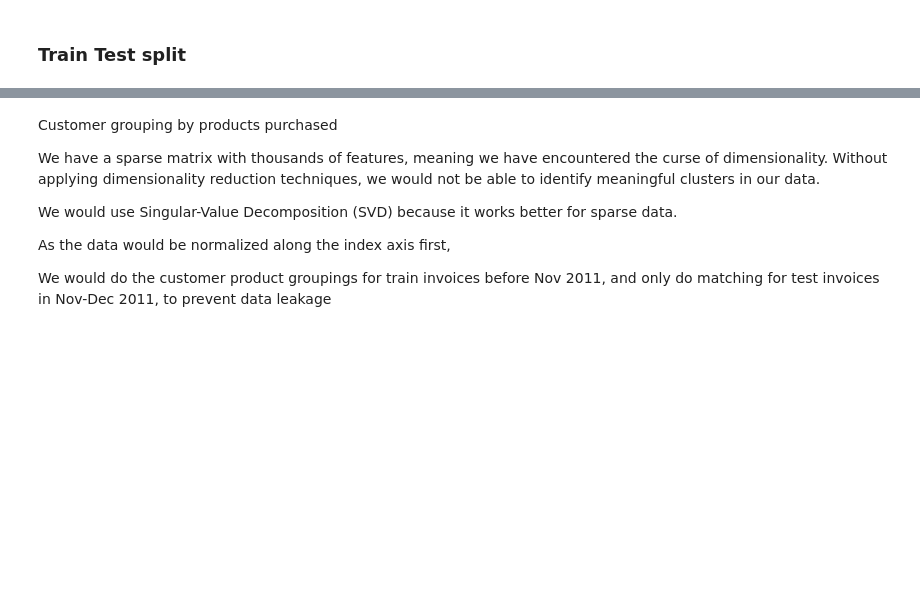
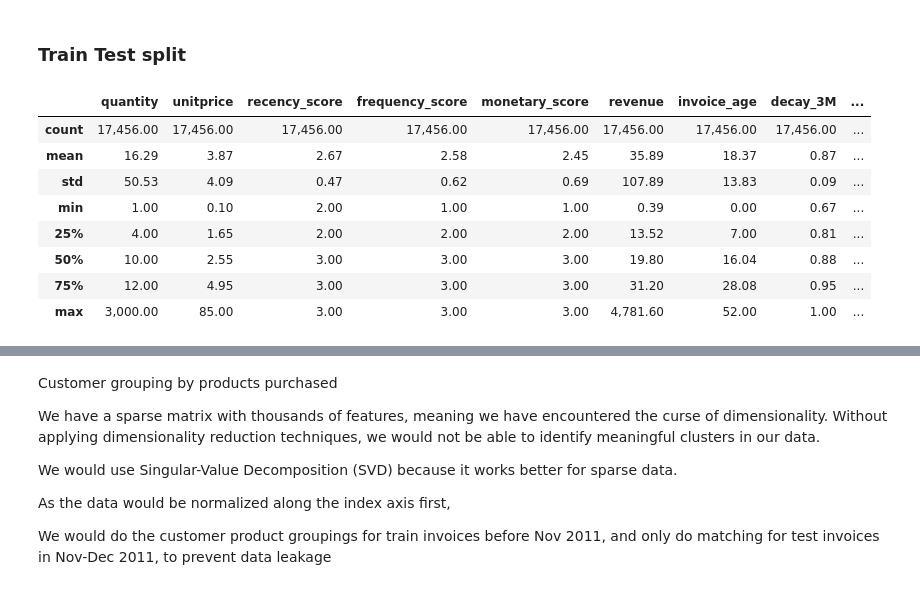
Before and after one commit to samuel-ang/product-recommender, a Jupyter notebook: code/3. Modelling.ipynb, the cells around one changed output, grey strips where cells are left out. Drawn from its saved outputs; the diff is of its cells as text; code cells hidden in the pictures; blank space fills up the shorter version.

```diff
--- a/code/3. Modelling.ipynb
+++ b/code/3. Modelling.ipynb
@@ -216,4 +218,6 @@ sales_data['revenue_decay'] = sales_data['revenue'] * sales_data['decay']
 # %%
-sales_data['revenue_decay_3M'] = sales_data['revenue'] * sales_data['decay_3M']
+sales_data['revenue_decay_2M'] = sales_data['revenue'] * sales_data['decay_2M']
+# %%
+sales_data['revenue_decay_1M'] = sales_data['revenue'] * sales_data['decay_1M']
 # %% [markdown]
 ### Train Test split
@@ -222 +245,16 @@ sales_data[sales_data['test']==True].groupby(['invoiceno', 'invoicedate'])['reve
+# %%
+# split test data
+test_data = sales_data[sales_data['test']==True].copy()
+# %%
+test_data.describe()
+# %% [output]
+|  | quantity | unitprice | recency_score | frequency_score | monetary_score | revenue | invoice_age | decay_3M | ... |
+| count | 17,456.00 | 17,456.00 | 17,456.00 | 17,456.00 | 17,456.00 | 17,456.00 | 17,456.00 | 17,456.00 | ... |
+| mean | 16.29 | 3.87 | 2.67 | 2.58 | 2.45 | 35.89 | 18.37 | 0.87 | ... |
+| std | 50.53 | 4.09 | 0.47 | 0.62 | 0.69 | 107.89 | 13.83 | 0.09 | ... |
+| min | 1.00 | 0.10 | 2.00 | 1.00 | 1.00 | 0.39 | 0.00 | 0.67 | ... |
+| 25% | 4.00 | 1.65 | 2.00 | 2.00 | 2.00 | 13.52 | 7.00 | 0.81 | ... |
+| 50% | 10.00 | 2.55 | 3.00 | 3.00 | 3.00 | 19.80 | 16.04 | 0.88 | ... |
+| 75% | 12.00 | 4.95 | 3.00 | 3.00 | 3.00 | 31.20 | 28.08 | 0.95 | ... |
+| max | 3,000.00 | 85.00 | 3.00 | 3.00 | 3.00 | 4,781.60 | 52.00 | 1.00 | ... |
 # %%
```
Also changed, not shown: parts of 42 cells of this notebook, 2 other files.
